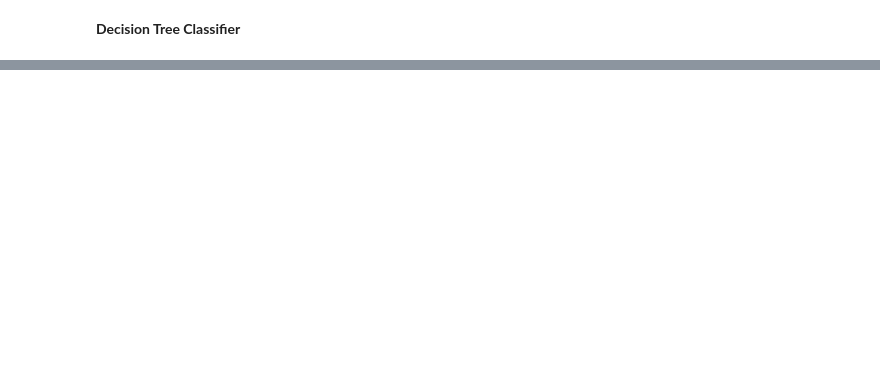
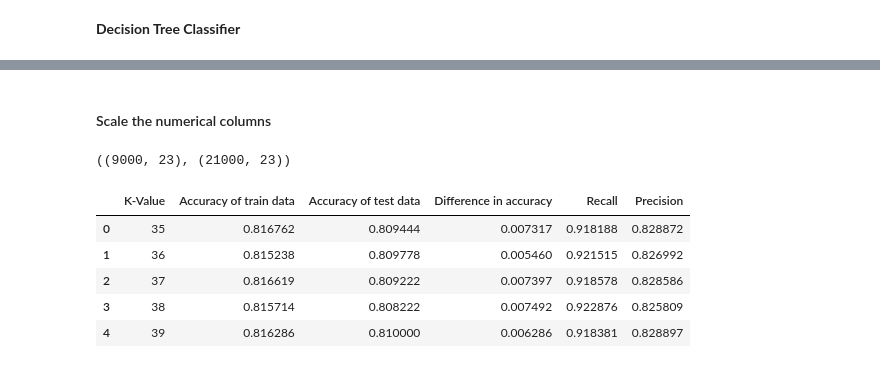
Before and after one commit to JivitteshS/Projects, a Jupyter notebook: Credit Card default Classification/Credit Default Classification - Project.ipynb, the cells around one changed output, grey strips where cells are left out. Cells and saved outputs as stored; diff of their text form; code cells hidden in the pictures; blank space fills up the shorter version.

```diff
--- a/Credit Card default Classification/Credit Default Classification - Project.ipynb
+++ b/Credit Card default Classification/Credit Default Classification - Project.ipynb
@@ -952,0 +1228,7 @@ data_of_K
+# %%
+df["PAY_0"].replace({-2:0,-1:0},inplace=True)
+df["PAY_2"].replace({-2:0,-1:0},inplace=True)
+df["PAY_3"].replace({-2:0,-1:0},inplace=True)
+df["PAY_4"].replace({-2:0,-1:0},inplace=True)
+df["PAY_5"].replace({-2:0,-1:0},inplace=True)
+df["PAY_6"].replace({-2:0,-1:0},inplace=True)
@@ -952,0 +1260,2 @@ data_of_K
+# %%
+X_train, X_test, y_train, y_test = train_test_split(X,y, random_state = 9, test_size = 0.3)
@@ -952,0 +1280,68 @@ data_of_K
+# %% [markdown]
+#### Scale the numerical columns
+# %%
+#Standard Scaler
+scaler=StandardScaler()
+X_train_toscale=X_train
+X_test_toscale=X_test
+X_train_scale=scaler.fit_transform(X_train_toscale)
+X_test_scale=scaler.transform(X_test_toscale)
+features=scaler.get_feature_names_out()
+X_test_scaled = pd.DataFrame(X_test_scale, columns=features)
+X_train_scaled = pd.DataFrame(X_train_scale, columns=features)
+# %%
+
+X_test_scaled.shape,X_train_scaled.shape
+# %% [output]
+((9000, 23), (21000, 23))
+# %%
+S=35
+E=40
+K_list=list()
+ac_train=list()
+ac_test=list()
+ac_diff=list()
+precision=list()
+recall=list()
+TP=list()
+TN=list()
+FP=list()
+FN=list()
+TPR=list()
+FPR=list()
+Accuracy=list()
+for i in range(S,E):
+    model = KNeighborsClassifier(n_neighbors = i)
+    K_list.append(i)
+    model.fit(X_train_scaled, y_train)
+    pred=model.predict(X_train_scaled)
+    accuracy_train = np.sum(y_train== pred) / len(y_train)
+    ac_train.append(accuracy_train)
+    pred=model.predict(X_test_scaled)
+    accuracy_test = np.sum(y_test== pred) / len(y_test)
+    ac_test.append(accuracy_test)
+    diff=accuracy_train-accuracy_test
+    ac_diff.append(diff)
+    z=confusion_matrix(y_test, pred)
+    precision.append(z[0,0] / (z[0,0] + z[1,0]))
+    recall.append(z[0,0] / (z[0,0] + z[1,1]))
+    TP.append(z[0,0])
+    TN.append(z[0,1])
+    FP.append(z[1,0])
+    FN.append(z[1,1])
+    TPR.append(z[0,0]/(z[0,0]+z[1,1]))
+    FPR.append(z[1,0]/(z[1,0]+z[0,1]))
+
+
+cm={"K-Value":K_list,"TP":TP,"TN":TN,"FP":FP,"FN":FN,"TPR":TPR,"FPR":FPR}
+ConfusionMatrix=pd.DataFrame(cm)
+dafr={"K-Value":K_list,"Accuracy of train data":ac_train,"Accuracy of test data":ac_test,"Difference in accuracy":ac_diff,"Recall":recall,"Precision":precision}
+data_of_K=pd.DataFrame(dafr)
+data_of_K
+# %% [output]
+|  | K-Value | Accuracy of train data | Accuracy of test data | Difference in accuracy | Recall | Precision |
+| 0 | 35 | 0.816762 | 0.809444 | 0.007317 | 0.918188 | 0.828872 |
+| 1 | 36 | 0.815238 | 0.809778 | 0.005460 | 0.921515 | 0.826992 |
+| 2 | 37 | 0.816619 | 0.809222 | 0.007397 | 0.918578 | 0.828586 |
+| 3 | 38 | 0.815714 | 0.808222 | 0.007492 | 0.922876 | 0.825809 |
+| 4 | 39 | 0.816286 | 0.810000 | 0.006286 | 0.918381 | 0.828897 |
```
Also changed, not shown: parts of 74 cells of this notebook.
